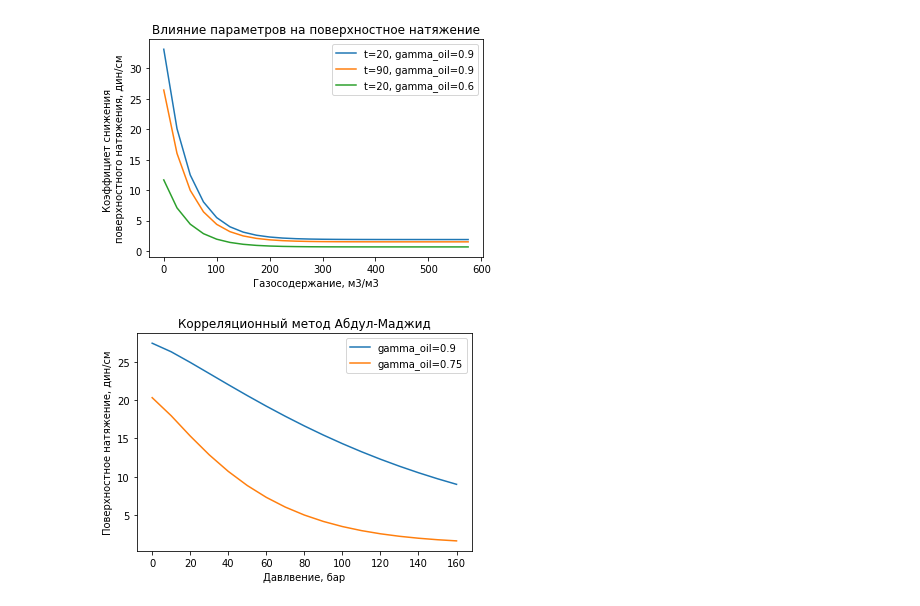
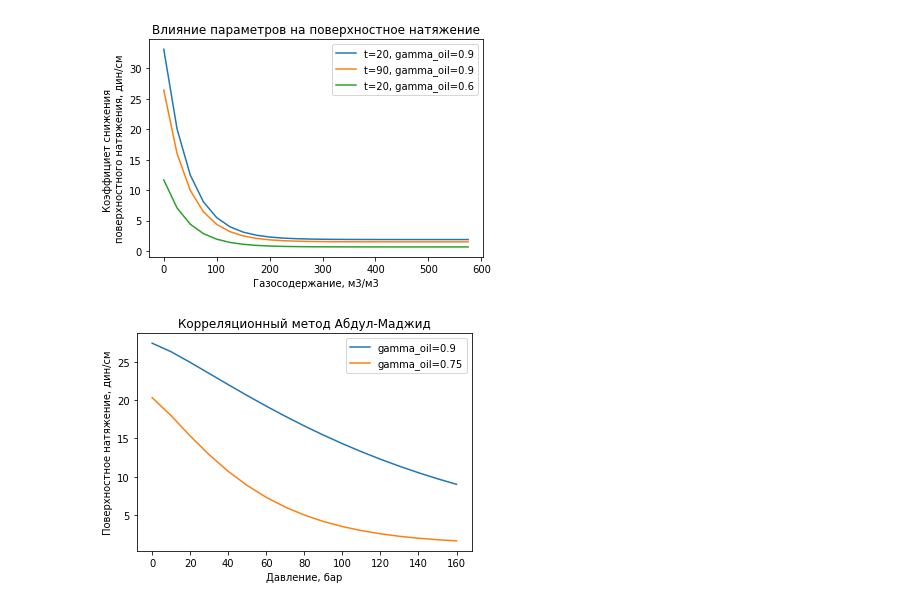
Before and after one commit to unifloc/unifloc_py, a Jupyter notebook: uSep/compare_vba_py.ipynb, the cells around one changed output. Drawn from its saved outputs; the diff is of its cells as text; code cells hidden in the pictures.

```diff
--- a/uSep/compare_vba_py.ipynb
+++ b/uSep/compare_vba_py.ipynb
@@ -186,6 +130,7 @@ plt.show()
 # %% [output]
 [figure]
 # %%
+relativesigma_go_od=sp.relativesigma_go_od
 rs=(range(0,600,25))
 
 result_relative_sigma=[]
@@ -202,6 +147,7 @@ plt.show()
 # %% [output]
 [figure]
 # %%
+sigma_og=sp.sigma_og
 rs=(range(0,600,25))
 
 one_result_sigma_og=[]
@@ -225,29 +171,29 @@ plt.show()
 # %%
 
 p=(range(0,170,10))
 one_result_sigma_og=[]
 two_result_sigma_og=[]
 gamma_oil_1=0.9
 gamma_oil_2=0.75
 pb_MPaa=0
 rsb_m3m3=0
 gamma_gas=0.6
 t_c=80
 t_K=273+t_c
 for i in p:
     rs1=PVTcorr.unf_rs_Standing_m3m3(i/10, pb_MPaa, rsb_m3m3, gamma_oil_1, gamma_gas, t_K)
     rs2=PVTcorr.unf_rs_Standing_m3m3(i/10, pb_MPaa, rsb_m3m3, gamma_oil_2, gamma_gas, t_K)
     one_result_sigma_og.append(sigma_og(t_c,gamma_oil_1,rs1))
     two_result_sigma_og.append(sigma_og(t_c,gamma_oil_2,rs2))
 
 
 plt.plot(p,one_result_sigma_og,label='gamma_oil=0.9')
 plt.plot(p,two_result_sigma_og,label='gamma_oil=0.75')
 
 plt.ylabel('Поверхностное натяжение, дин/см')
-plt.xlabel('Давлвение, бар')
+plt.xlabel('Давление, бар')
 plt.title('Корреляционный метод Абдул-Маджид')
 plt.legend()
 plt.show()
 # %% [output]
-[figure, old version]
+[figure, new version]
```
Also changed, not shown: parts of 7 cells of this notebook, 1 other file.
